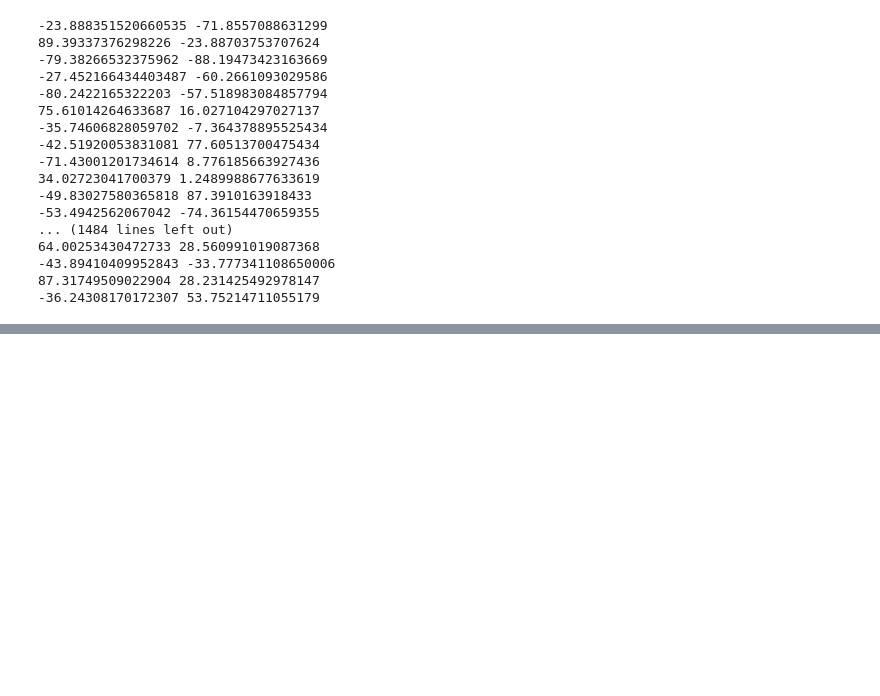
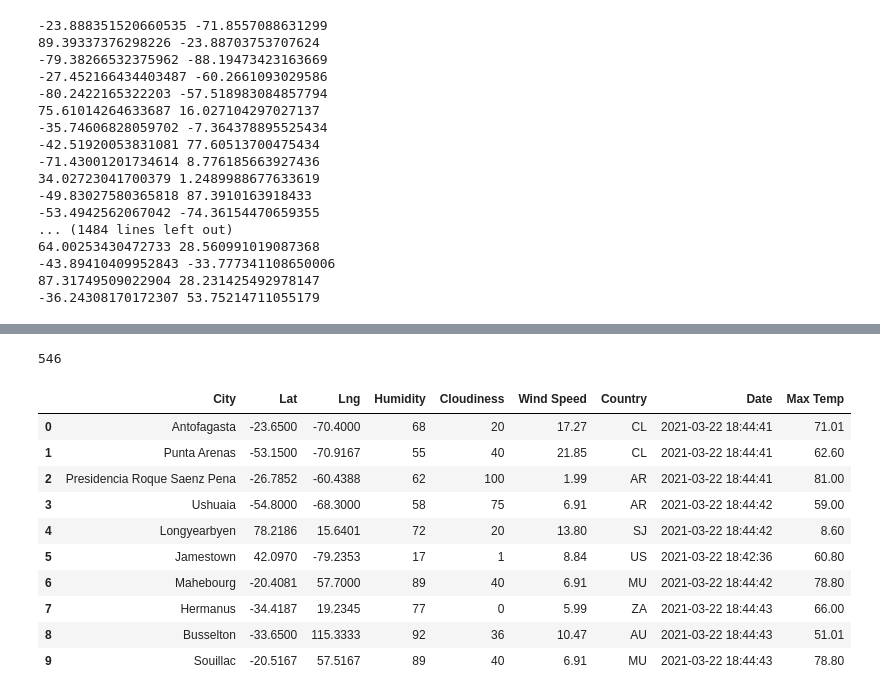
Before and after one commit to Iferaca615/world_weather_analysis, a Jupyter notebook: weatherPy.ipynb, the cells around one changed output, grey strips where cells are left out. Drawn from its saved outputs; the diff is of its cells as text; code cells hidden in the pictures; blank space fills up the shorter version.

```diff
--- a/weatherPy.ipynb
+++ b/weatherPy.ipynb
@@ -51,0 +139,20 @@ for coordinate in coordinates:
+# %%
+len(city_data)
+# %% [output]
+546
+# %%
+# convert the array of dictionaries to a pandas dataframe
+city_data_df = pd.DataFrame(city_data)
+city_data_df.head(10)
+# %% [output]
+|  | City | Lat | Lng | Humidity | Cloudiness | Wind Speed | Country | Date | Max Temp |
+| 0 | Antofagasta | -23.6500 | -70.4000 | 68 | 20 | 17.27 | CL | 2021-03-22 18:44:41 | 71.01 |
+| 1 | Punta Arenas | -53.1500 | -70.9167 | 55 | 40 | 21.85 | CL | 2021-03-22 18:44:41 | 62.60 |
+| 2 | Presidencia Roque Saenz Pena | -26.7852 | -60.4388 | 62 | 100 | 1.99 | AR | 2021-03-22 18:44:41 | 81.00 |
+| 3 | Ushuaia | -54.8000 | -68.3000 | 58 | 75 | 6.91 | AR | 2021-03-22 18:44:42 | 59.00 |
+| 4 | Longyearbyen | 78.2186 | 15.6401 | 72 | 20 | 13.80 | SJ | 2021-03-22 18:44:42 | 8.60 |
+| 5 | Jamestown | 42.0970 | -79.2353 | 17 | 1 | 8.84 | US | 2021-03-22 18:42:36 | 60.80 |
+| 6 | Mahebourg | -20.4081 | 57.7000 | 89 | 40 | 6.91 | MU | 2021-03-22 18:44:42 | 78.80 |
+| 7 | Hermanus | -34.4187 | 19.2345 | 77 | 0 | 5.99 | ZA | 2021-03-22 18:44:43 | 66.00 |
+| 8 | Busselton | -33.6500 | 115.3333 | 92 | 36 | 10.47 | AU | 2021-03-22 18:44:43 | 51.01 |
+| 9 | Souillac | -20.5167 | 57.5167 | 89 | 40 | 6.91 | MU | 2021-03-22 18:44:43 | 78.80 |
```
Also changed, not shown: parts of 6 cells of this notebook, 4 other files.
